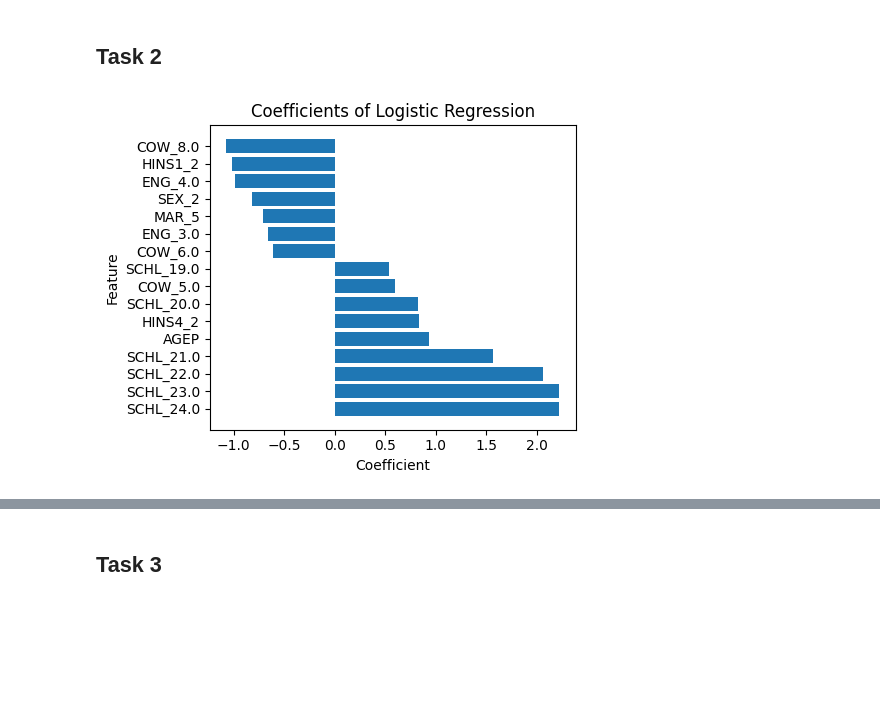
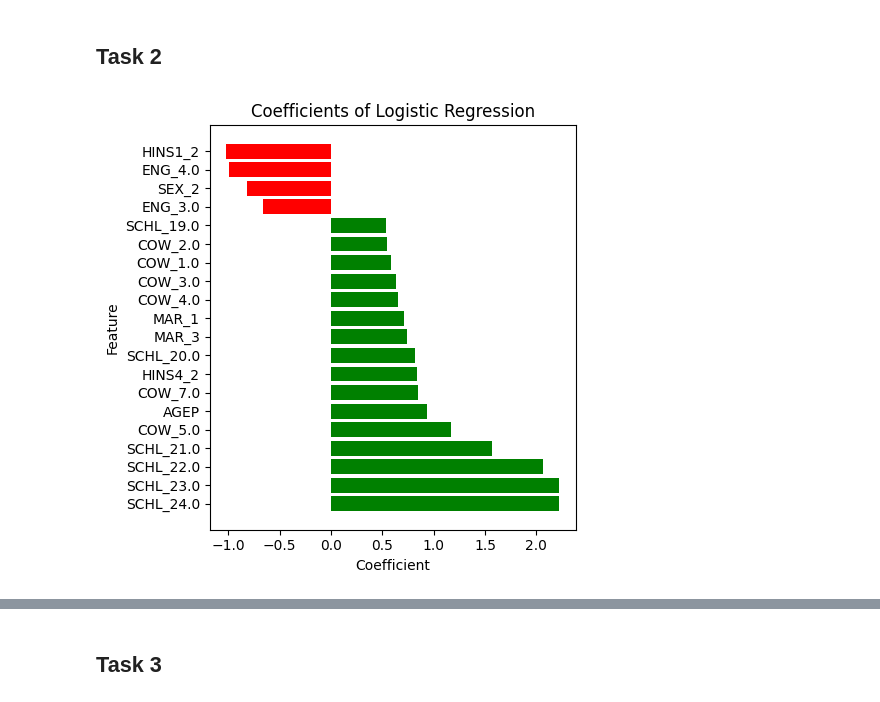
Before and after one commit to PHILIPWins/Algorithmic_Fairness, a Jupyter notebook: Assignment1/afae24-assignment-01-oleg - Philip.ipynb, the cells around one changed output, grey strips where cells are left out. Drawn from its saved outputs; the diff is of its cells as text; code cells hidden in the pictures; blank space fills up the shorter version.

```diff
--- a/Assignment1/afae24-assignment-01-oleg - Philip.ipynb
+++ b/Assignment1/afae24-assignment-01-oleg - Philip.ipynb
@@ -14,7 +14,6 @@ from sklearn.model_selection import train_test_split
 
 data_source = ACSDataSource(survey_year='2018', horizon='1-Year', survey='person', root_dir="/mnt/storage/Datasets/folktables")
 acs_data = data_source.get_data(states=["CA"], download=True)
-
 feature_names = ['AGEP', # Age
                  "CIT", # Citizenship status
                  'COW', # Class of worker
@@ -47,8 +46,10 @@ def data_processing(data, features, target_name:str, threshold: int = 35000):
     df = df[features + ["target", target_name]] ##we want to keep df before one_hot encoding to make Bias Analysis
     df_processed = df[features].copy()
     cols = [ "HINS1", "HINS2", "HINS4", "CIT", "COW", "SCHL", "MAR", "SEX", "RAC1P"]
-    ascending = [True, True, True, False, False, True, False, True, False]
-    df_processed = pd.get_dummies(df_processed, prefix=None, prefix_sep='_', dummy_na=False, columns=cols, drop_first=True)
+    to_drop = [1, 1, 1, 5, 8, 1, 5, 1, 9]
+    for col, drop in zip(cols, to_drop):
+        df_processed = pd.get_dummies(df_processed, prefix=None, prefix_sep='_', dummy_na=False, columns=[col]).drop([col + "_" + str(drop) + ".0",
+                                                                                                                      col + "_" + str(drop)], axis=1, errors="ignore")
     df_processed = pd.get_dummies(df_processed, prefix=None, prefix_sep='_', dummy_na=True,columns=["ENG"], drop_first=True)
     return df_processed, df, target, sex
 
@@ -451,15 +442,16 @@ Statistical Parity Random Forest:
 # %%
 coefficients = pd.DataFrame(LogR.coef_.reshape(55,1), index=X_train.columns, columns=["Coefficient"]).sort_values(by="Coefficient", ascending=False)
 important_coefficients = coefficients[np.abs(coefficients["Coefficient"]) > 0.5]
-fig, ax = plt.subplots(1,1, figsize=(5,4))
-plt.barh(important_coefficients.index, important_coefficients["Coefficient"])
+fig, ax = plt.subplots(1,1, figsize=(5,5))
+colors = ['g' if e >= 0.5 else 'r' for e in important_coefficients["Coefficient"]]
+plt.barh(important_coefficients.index, important_coefficients["Coefficient"], color=colors)
 plt.title("Coefficients of Logistic Regression")
 plt.xlabel("Coefficient")
 plt.ylabel("Feature")
 plt.tight_layout()
 plt.show()
 # %% [output]
-[figure, old version]
+[figure, new version]
 # %%
 X_test.iloc[2:3,:][important_coefficients.index]
 # %% [output]
```
Also changed, not shown: parts of 35 cells of this notebook.
